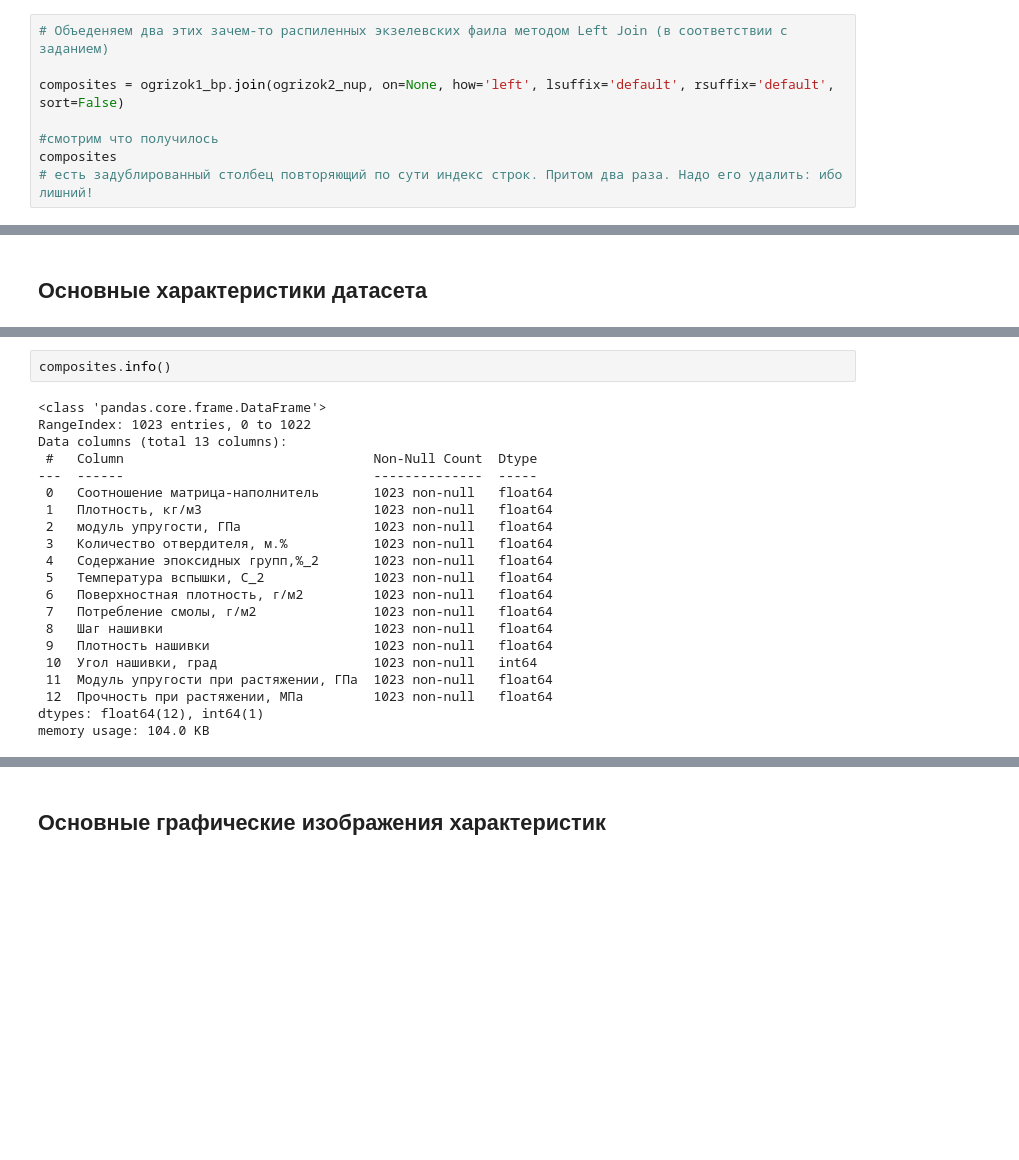
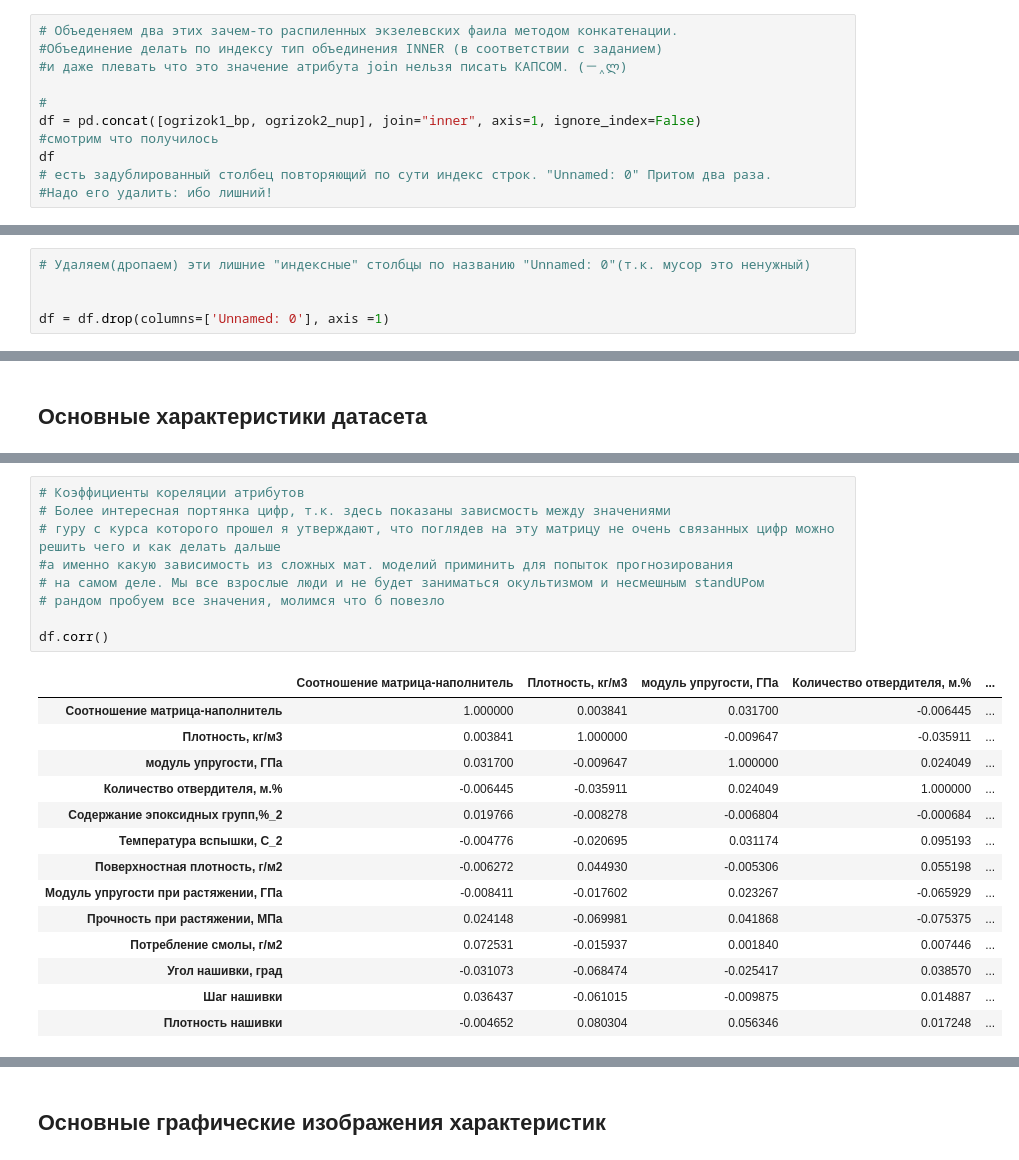
Before and after one commit to RenneTaggere/VKR_wonderfull_NO_git, a Jupyter notebook: vkr_rebuilding_o_0.ipynb, the cells around one changed output, grey strips where cells are left out. Cells and saved outputs as stored; diff of their text form; blank space fills up the shorter version.

```diff
--- a/vkr_rebuilding_o_0.ipynb
+++ b/vkr_rebuilding_o_0.ipynb
@@ -134,11 +134,14 @@ ogrizok2_nup
 | 1039 | 1039 | 90 | 9.021043 | 66.920143 |
 1040 rows × 4 columns
 # %%
-# Объеденяем два этих зачем-то распиленных экзелевских фаила методом Left Join (в соответствии с заданием)
+# Объеденяем два этих зачем-то распиленных экзелевских фаила методом конкатенации.
+#Объединение делать по индексу тип объединения INNER (в соответствии с заданием)
+#и даже плевать что это значение атрибута join нельзя писать КАПСОМ. (－‸ლ)
 
-composites = ogrizok1_bp.join(ogrizok2_nup, on=None, how='left', lsuffix='default', rsuffix='default', sort=False)
-
+#
+df = pd.concat([ogrizok1_bp, ogrizok2_nup], join="inner", axis=1, ignore_index=False)
 #смотрим что получилось
-composites
-# есть задублированный столбец повторяющий по сути индекс строк. Притом два раза. Надо его удалить: ибо лишний!
+df
+# есть задублированный столбец повторяющий по сути индекс строк. "Unnamed: 0" Притом два раза.
+#Надо его удалить: ибо лишний!
 # %% [output]
@@ -164,2 +163,7 @@ composites = composites.drop(columns = composites.columns[0])
+# %%
+# Удаляем(дропаем) эти лишние "индексные" столбцы по названию "Unnamed: 0"(т.к. мусор это ненужный)
+
+
+df = df.drop(columns=['Unnamed: 0'], axis =1)
 # %%
 #смотрим что у нас  получилось, любуемся, восторгаемся своими скилом.
@@ -250,23 +220,24 @@ composites.corr()
-# %%
-composites.info()
-# %% [output]
-<class 'pandas.core.frame.DataFrame'>
-RangeIndex: 1023 entries, 0 to 1022
-Data columns (total 13 columns):
- #   Column                                Non-Null Count  Dtype
----  ------                                --------------  -----
- 0   Соотношение матрица-наполнитель       1023 non-null   float64
- 1   Плотность, кг/м3                      1023 non-null   float64
- 2   модуль упругости, ГПа                 1023 non-null   float64
- 3   Количество отвердителя, м.%           1023 non-null   float64
- 4   Содержание эпоксидных групп,%_2       1023 non-null   float64
- 5   Температура вспышки, С_2              1023 non-null   float64
- 6   Поверхностная плотность, г/м2         1023 non-null   float64
- 7   Потребление смолы, г/м2               1023 non-null   float64
- 8   Шаг нашивки                           1023 non-null   float64
- 9   Плотность нашивки                     1023 non-null   float64
- 10  Угол нашивки, град                    1023 non-null   int64
- 11  Модуль упругости при растяжении, ГПа  1023 non-null   float64
- 12  Прочность при растяжении, МПа         1023 non-null   float64
-dtypes: float64(12), int64(1)
-memory usage: 104.0 KB
+# %%
+# Коэффициенты кореляции атрибутов
+# Более интересная портянка цифр, т.к. здесь показаны зависмость между значениями
+# гуру с курса которого прошел я утверждают, что поглядев на эту матрицу не очень связанных цифр можно решить чего и как делать дальше
+#а именно какую зависимость из сложных мат. моделий приминить для попыток прогнозирования
+# на самом деле. Мы все взрослые люди и не будет заниматься окультизмом и несмешным standUPом
+# рандом пробуем все значения, молимся что б повезло
+
+df.corr()
+# %% [output]
+|  | Соотношение матрица-наполнитель | Плотность, кг/м3 | модуль упругости, ГПа | Количество отвердителя, м.% | ... |
+| Соотношение матрица-наполнитель | 1.000000 | 0.003841 | 0.031700 | -0.006445 | ... |
+| Плотность, кг/м3 | 0.003841 | 1.000000 | -0.009647 | -0.035911 | ... |
+| модуль упругости, ГПа | 0.031700 | -0.009647 | 1.000000 | 0.024049 | ... |
+| Количество отвердителя, м.% | -0.006445 | -0.035911 | 0.024049 | 1.000000 | ... |
+| Содержание эпоксидных групп,%_2 | 0.019766 | -0.008278 | -0.006804 | -0.000684 | ... |
+| Температура вспышки, С_2 | -0.004776 | -0.020695 | 0.031174 | 0.095193 | ... |
+| Поверхностная плотность, г/м2 | -0.006272 | 0.044930 | -0.005306 | 0.055198 | ... |
+| Модуль упругости при растяжении, ГПа | -0.008411 | -0.017602 | 0.023267 | -0.065929 | ... |
+| Прочность при растяжении, МПа | 0.024148 | -0.069981 | 0.041868 | -0.075375 | ... |
+| Потребление смолы, г/м2 | 0.072531 | -0.015937 | 0.001840 | 0.007446 | ... |
+| Угол нашивки, град | -0.031073 | -0.068474 | -0.025417 | 0.038570 | ... |
+| Шаг нашивки | 0.036437 | -0.061015 | -0.009875 | 0.014887 | ... |
+| Плотность нашивки | -0.004652 | 0.080304 | 0.056346 | 0.017248 | ... |
```
Also changed, not shown: parts of 10 cells of this notebook.
